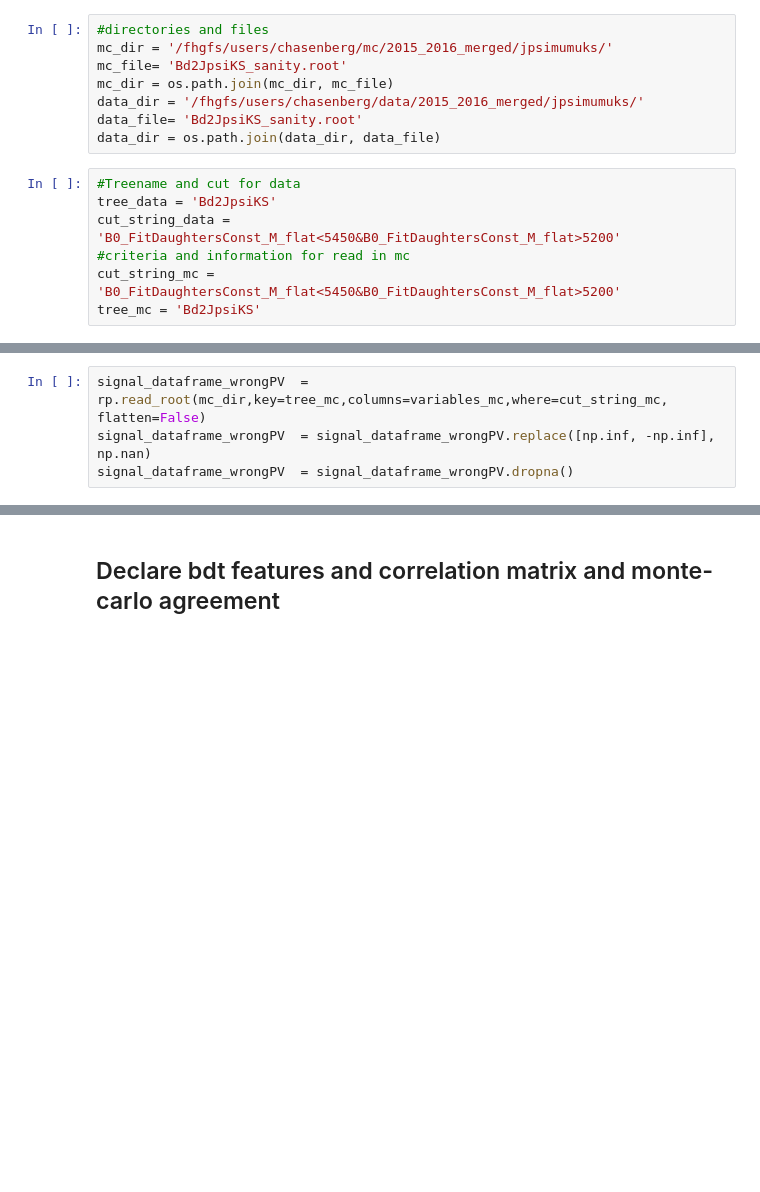
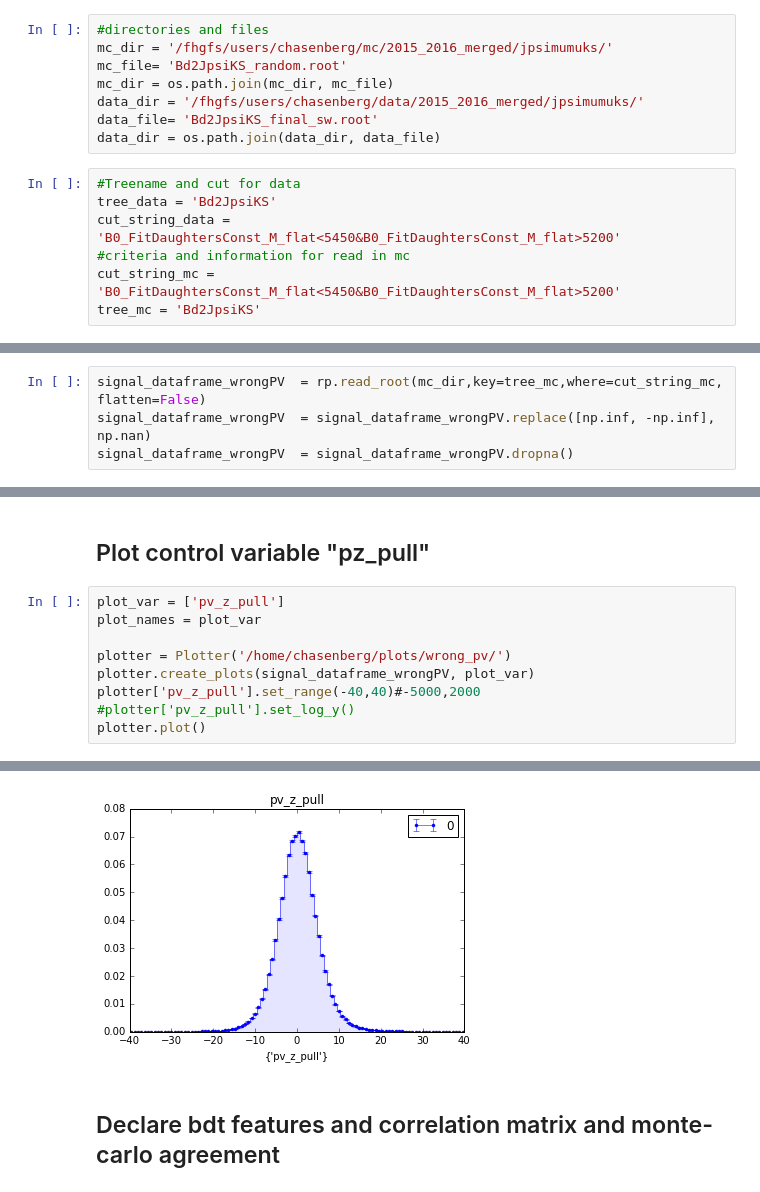
Before and after one commit to chasenberg/Masterthesis, a Jupyter notebook: notebooks/selection/Bd2JpsiKs_BDT_wrongPV_mc.ipynb, the cells around one changed output, grey strips where cells are left out. Saved outputs shown, nothing was run; the diff lists cells and outputs as text; blank space fills up the shorter version.

```diff
--- a/notebooks/selection/Bd2JpsiKs_BDT_wrongPV_mc.ipynb
+++ b/notebooks/selection/Bd2JpsiKs_BDT_wrongPV_mc.ipynb
@@ -61,10 +61,10 @@ Declare data directories and read files
 # %%
 #directories and files
 mc_dir = '/fhgfs/users/chasenberg/mc/2015_2016_merged/jpsimumuks/'
-mc_file= 'Bd2JpsiKS_sanity.root'
+mc_file= 'Bd2JpsiKS_random.root'
 mc_dir = os.path.join(mc_dir, mc_file)
 data_dir = '/fhgfs/users/chasenberg/data/2015_2016_merged/jpsimumuks/'
-data_file= 'Bd2JpsiKS_sanity.root'
+data_file= 'Bd2JpsiKS_final_sw.root'
 data_dir = os.path.join(data_dir, data_file)
 # %%
 #Treename and cut for data
@@ -188,5 +79,5 @@ variables_mc = [
 # %%
-signal_dataframe_wrongPV  = rp.read_root(mc_dir,key=tree_mc,columns=variables_mc,where=cut_string_mc, flatten=False)
+signal_dataframe_wrongPV  = rp.read_root(mc_dir,key=tree_mc,where=cut_string_mc, flatten=False)
 signal_dataframe_wrongPV  = signal_dataframe_wrongPV.replace([np.inf, -np.inf], np.nan)
 signal_dataframe_wrongPV  = signal_dataframe_wrongPV.dropna()
 # %%
@@ -314,0 +88,12 @@ WARNING: Efficiencies are calculated against the full complete dataset.
+# %% [markdown]
+## Plot control variable "pz_pull"
+# %%
+plot_var = ['pv_z_pull']
+plot_names = plot_var
+
+plotter = Plotter('/home/chasenberg/plots/wrong_pv/')
+plotter.create_plots(signal_dataframe_wrongPV, plot_var)
+plotter['pv_z_pull'].set_range(-40,40)#-5000,2000
+#plotter['pv_z_pull'].set_log_y()
+plotter.plot()
+# %% [output]
@@ -315,3 +102,4 @@ WARNING: Efficiencies are calculated against the full complete dataset.
+[figure, added]
 # %% [markdown]
 Declare bdt features and correlation matrix and monte-carlo agreement
 ---------------------------------------------------------------------------------
```
Also changed, not shown: parts of 37 cells of this notebook.
